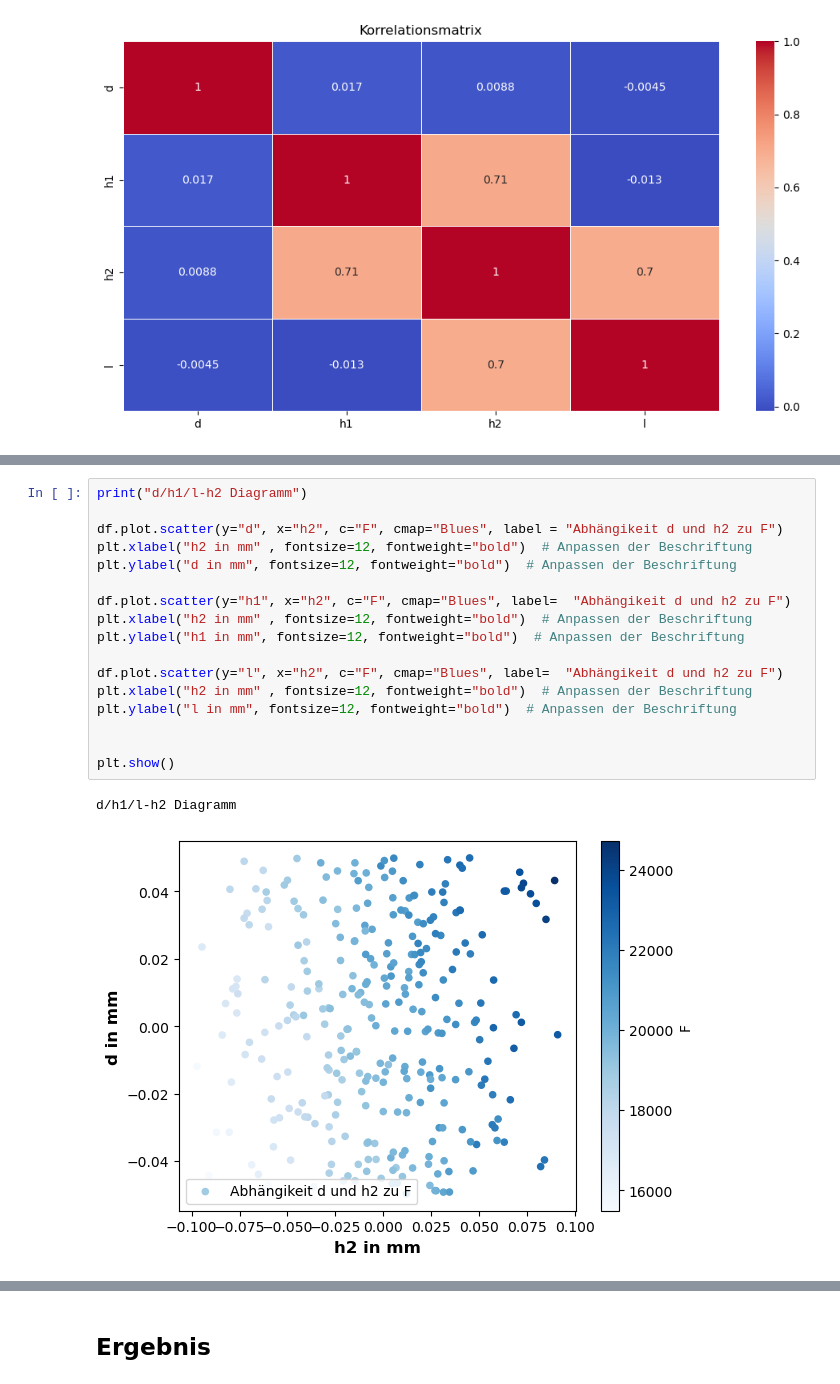
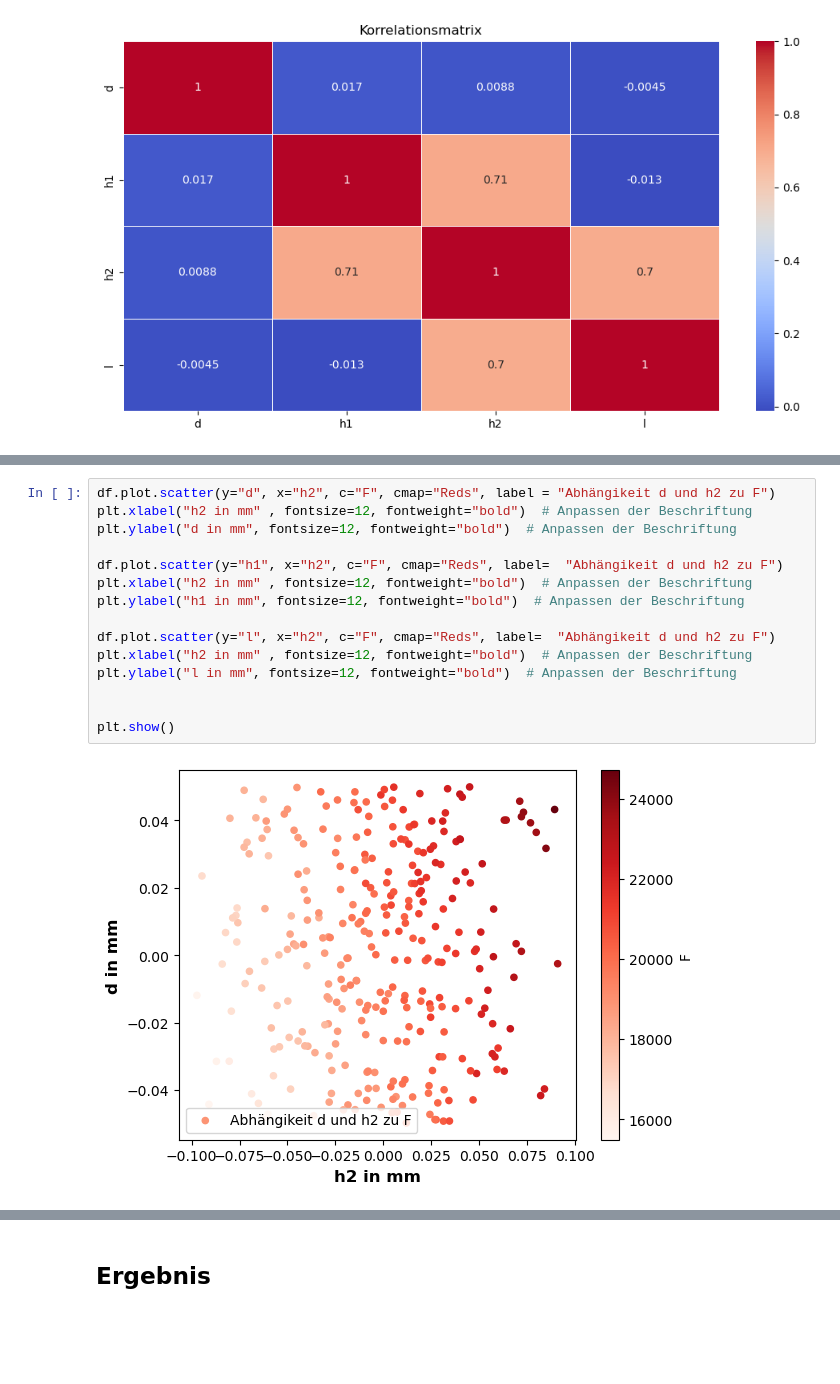
Before and after one commit to FHAC-MdQM/data-exploration-td2648s, a Jupyter notebook: LoadPBdata.ipynb, the cells around one changed output, grey strips where cells are left out. Saved outputs shown, nothing was run; the diff lists cells and outputs as text; blank space fills up the shorter version.

```diff
--- a/LoadPBdata.ipynb
+++ b/LoadPBdata.ipynb
@@ -304,22 +305,19 @@ Notes:
 [2] The smallest eigenvalue is 2.63e-29. This might indicate that there are
 strong multicollinearity problems or that the design matrix is singular.
 # %%
-print("d/h1/l-h2 Diagramm")
-
-df.plot.scatter(y="d", x="h2", c="F", cmap="Blues", label = "Abhängikeit d und h2 zu F")
+df.plot.scatter(y="d", x="h2", c="F", cmap="Reds", label = "Abhängikeit d und h2 zu F")
 plt.xlabel("h2 in mm" , fontsize=12, fontweight="bold")  # Anpassen der Beschriftung
 plt.ylabel("d in mm", fontsize=12, fontweight="bold")  # Anpassen der Beschriftung
 
-df.plot.scatter(y="h1", x="h2", c="F", cmap="Blues", label=  "Abhängikeit d und h2 zu F")
+df.plot.scatter(y="h1", x="h2", c="F", cmap="Reds", label=  "Abhängikeit d und h2 zu F")
 plt.xlabel("h2 in mm" , fontsize=12, fontweight="bold")  # Anpassen der Beschriftung
 plt.ylabel("h1 in mm", fontsize=12, fontweight="bold")  # Anpassen der Beschriftung
 
-df.plot.scatter(y="l", x="h2", c="F", cmap="Blues", label=  "Abhängikeit d und h2 zu F")
+df.plot.scatter(y="l", x="h2", c="F", cmap="Reds", label=  "Abhängikeit d und h2 zu F")
 plt.xlabel("h2 in mm" , fontsize=12, fontweight="bold")  # Anpassen der Beschriftung
 plt.ylabel("l in mm", fontsize=12, fontweight="bold")  # Anpassen der Beschriftung
 
 
 plt.show()
 # %% [output]
-d/h1/l-h2 Diagramm
-[figure, old version]
+[figure, new version]
```
Also changed, not shown: parts of 8 cells of this notebook.
